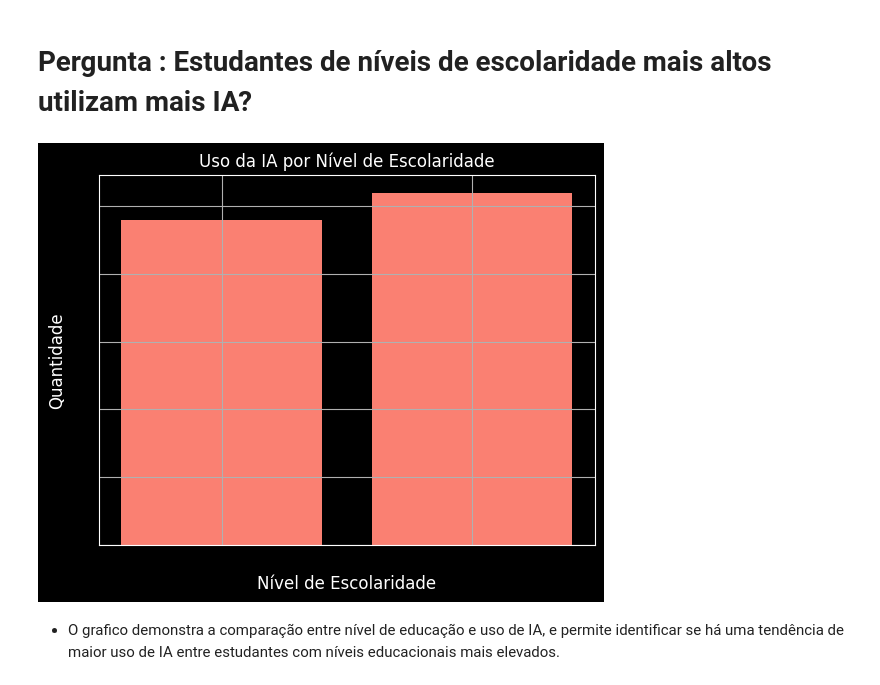
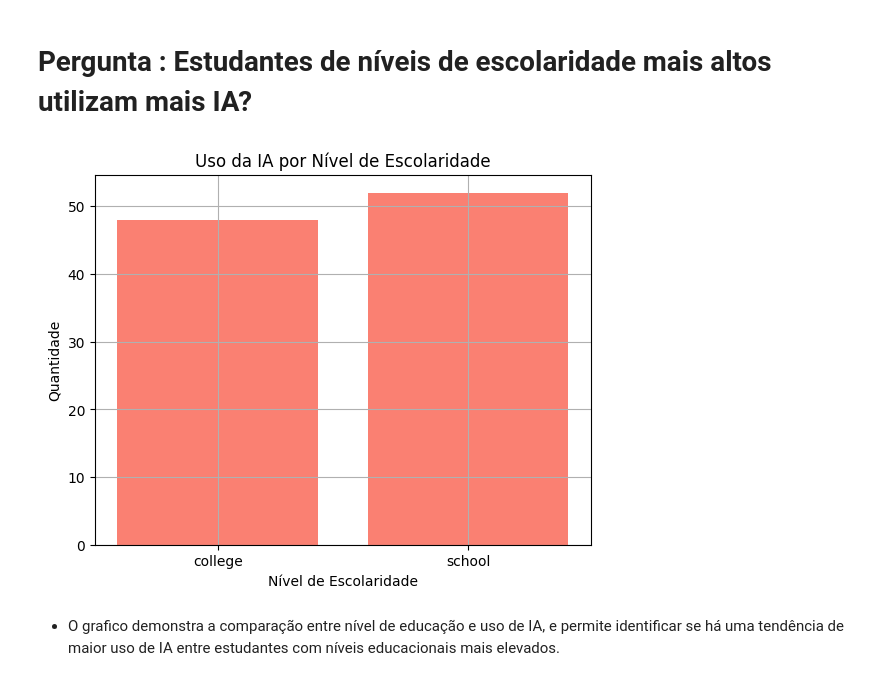
Before and after one commit to kleber-goncalves/Python, a Jupyter notebook: projeto1.ipynb, the cells around one changed output. Saved outputs shown, nothing was run; the diff lists cells and outputs as text; code cells hidden in the pictures.

```diff
--- a/projeto1.ipynb
+++ b/projeto1.ipynb
@@ -158,38 +158,23 @@ plt.show()
 # %%
 # Contar quantas pessoas usam IA por nível de escolaridade
 dados = df.groupby("education_level")["uses_ai"].count()
 
 
-#  FUNDO PRETO
-ax = plt.gca()
-
-# fundo do gráfico
-plt.gca().set_facecolor('black')
-plt.gcf().set_facecolor('black')
 
 
 plt.bar(dados.index, dados.values, color="salmon")
 
-plt.title("Uso da IA por Nível de Escolaridade", color='white')
-plt.xlabel("Nível de Escolaridade", color='white', fontsize=12 )
-plt.ylabel("Quantidade", color='white', fontsize=12)
+plt.title("Uso da IA por Nível de Escolaridade")
+plt.xlabel("Nível de Escolaridade" )
+plt.ylabel("Quantidade")
 
-
-# NÚMEROS DOS EIXOS
-plt.tick_params(axis='both', colors='white')
-
-# BORDAS (O QUADRADO DO GRÁFICO)
-ax.spines['bottom'].set_color('white')
-ax.spines['left'].set_color('white')
-ax.spines['top'].set_color('white')
-ax.spines['right'].set_color('white')
 
 
 
 plt.grid(True)
 plt.show()
 # %% [output]
-[figure, old version]
+[figure, new version]
 # %% [markdown]
 - O grafico demonstra a comparação entre nível de educação e uso de IA, e permite identificar se há uma tendência de maior uso de IA entre estudantes com níveis educacionais mais elevados.
 # %% [markdown]
```
